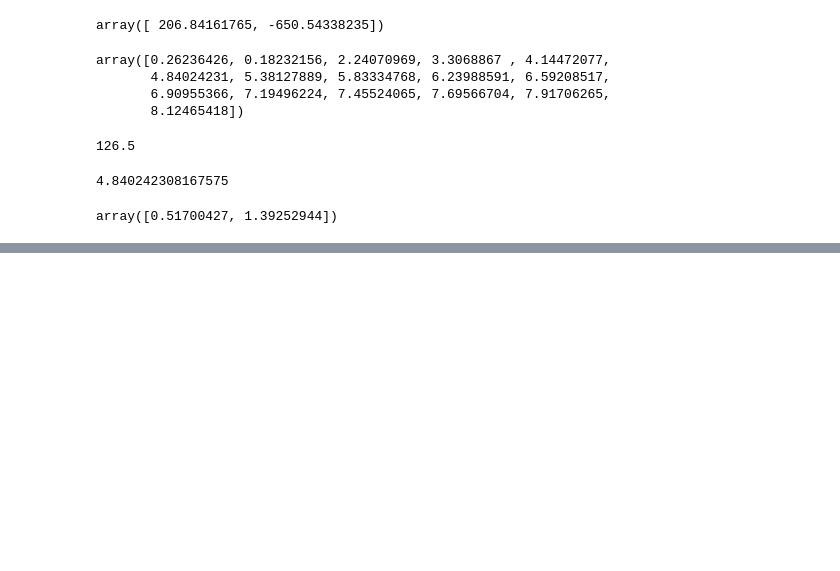
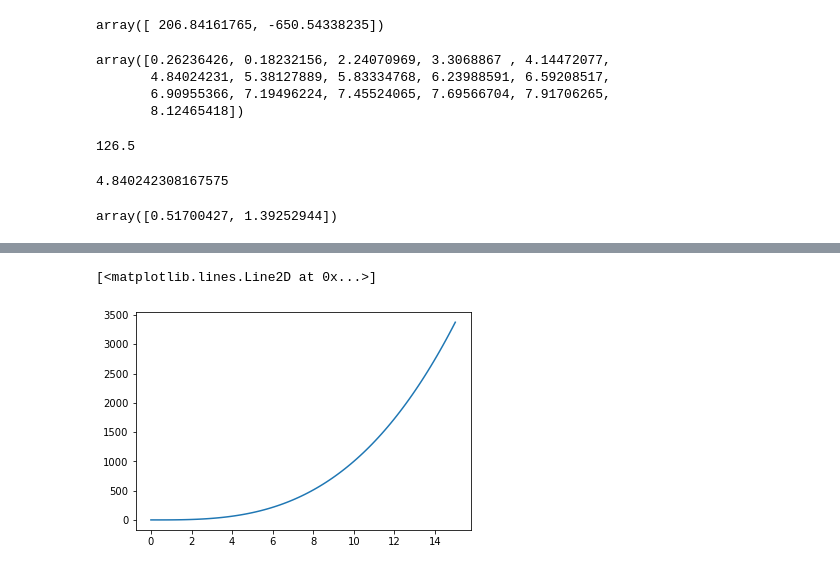
Before and after one commit to Willie2511/Machine-Learning-and-Statistics, a Jupyter notebook: exercises/03. Parameters - Exercises.ipynb, the cells around one changed output, grey strips where cells are left out. Cells and saved outputs as stored; diff of their text form; code cells hidden in the pictures; blank space fills up the shorter version.

Commit message:
added polynomial exercise

```diff
--- a/exercises/03. Parameters - Exercises.ipynb
+++ b/exercises/03. Parameters - Exercises.ipynb
@@ -45,0 +60,3 @@ array([0.51700427, 1.39252944])
+# %%
+x1 = [0.0, 1.0, 2.0, 3.0, 4.0, 5.0, 6.0, 7.0, 8.0, 9.0, 10.0, 11.0, 12.0, 13.0, 14.0, 15.0]
+y1 = [1.3, 1.2, 9.4, 27.3, 63.1, 126.5, 217.3, 341.5, 512.8, 729.3, 1001.8, 1332.7, 1728.9, 2198.8, 2743.7, 3376.7]
@@ -45,0 +66,8 @@ array([0.51700427, 1.39252944])
+# %%
+from numpy.polynomial import Polynomial
+
+p = Polynomial.fit(x1, y1, 4)
+plt.plot(*p.linspace())
+# %% [output]
+[<matplotlib.lines.Line2D at 0x...>]
+[figure, added]
```
Also changed, not shown: parts of 3 cells of this notebook, 1 other file.
